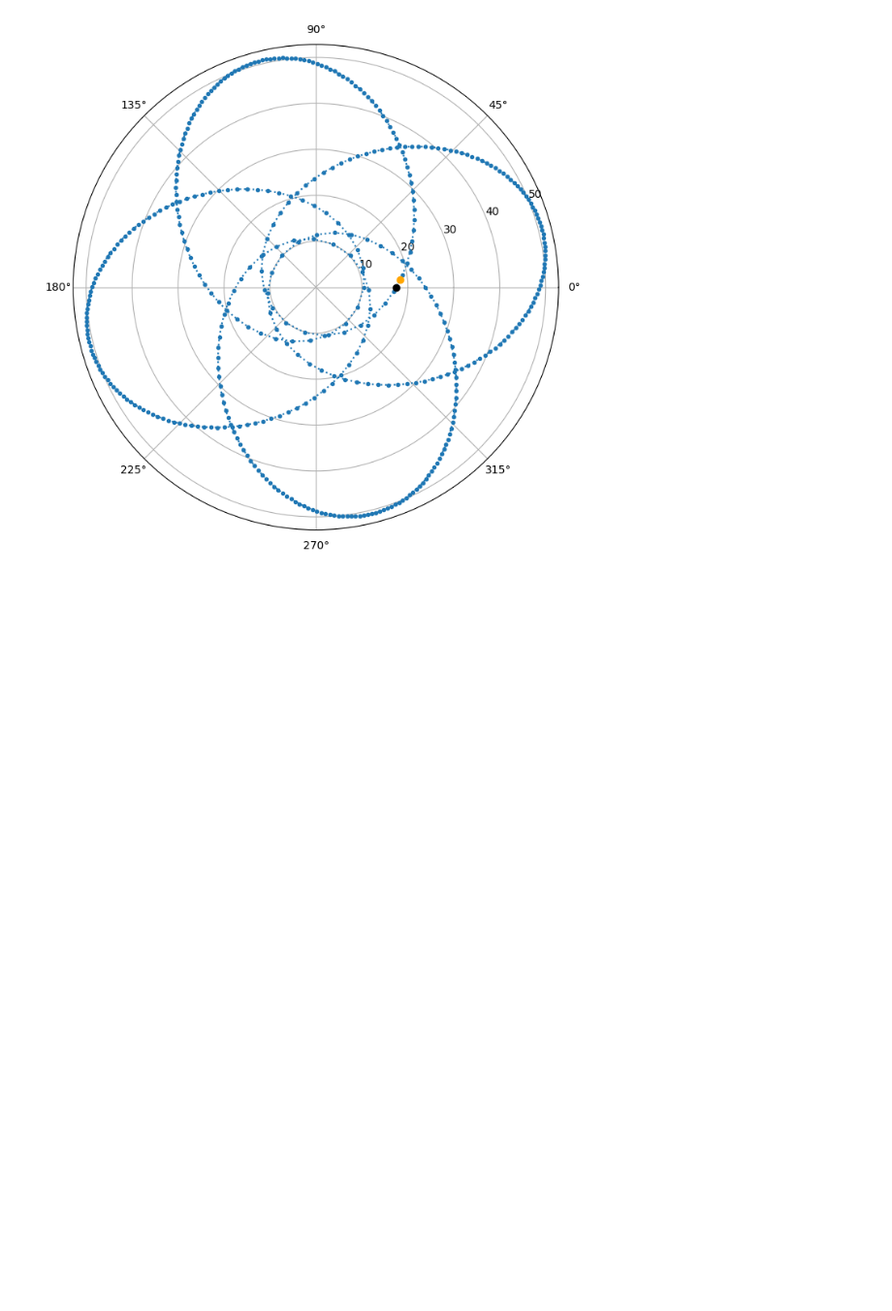
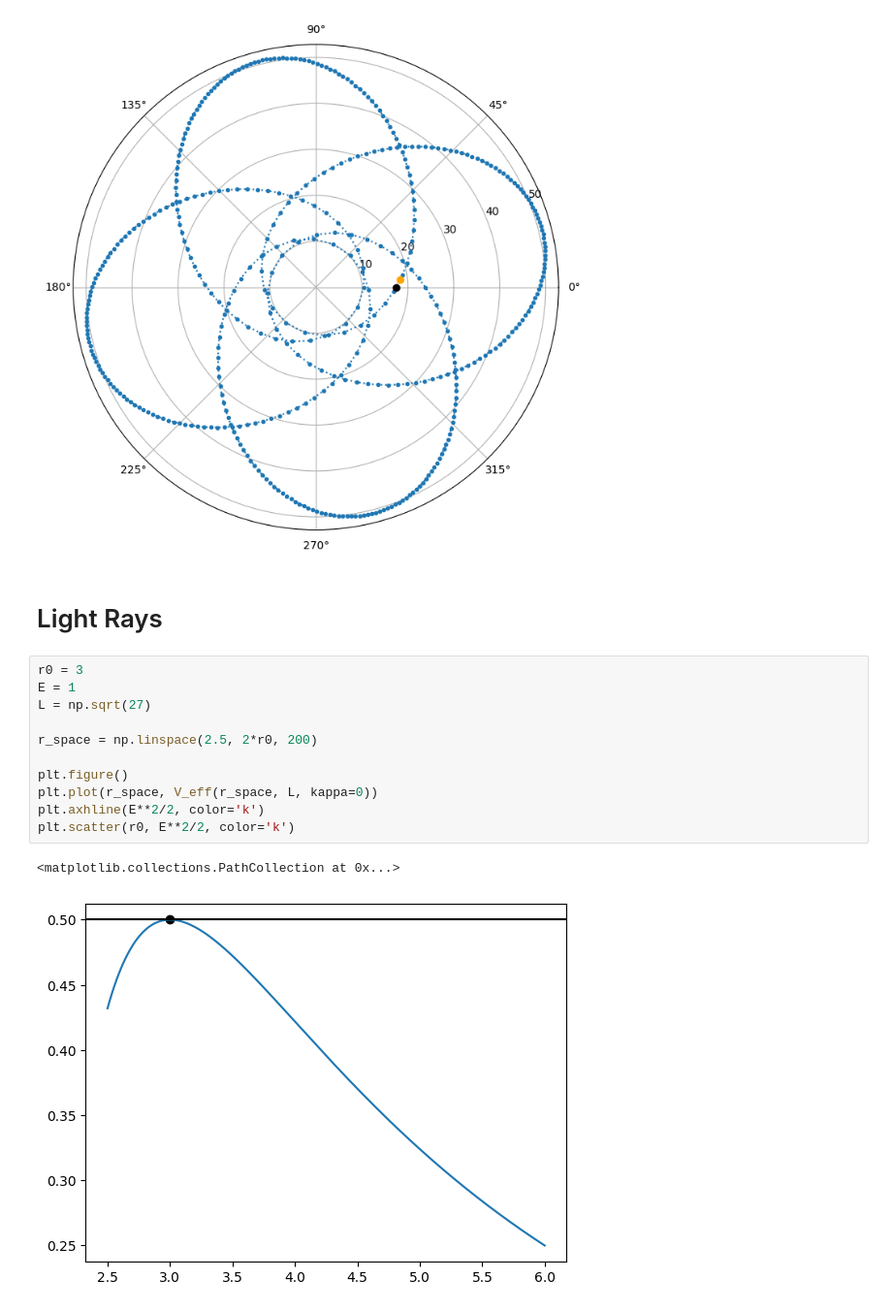
Before and after one commit to uo-phys/gr-winter25, a Jupyter notebook: notebooks/3 - Schwarzschild Geometry.ipynb, the cells around one changed output. Shown at 97% size. Saved outputs shown, nothing was run; the diff lists cells and outputs as text; blank space fills up the shorter version.

```diff
--- a/notebooks/3 - Schwarzschild Geometry.ipynb
+++ b/notebooks/3 - Schwarzschild Geometry.ipynb
@@ -126,3 +127,19 @@ plt.polar(x[-1,2], x[-1,1], marker='o', color='orange')
 # %% [output]
 [<matplotlib.lines.Line2D at 0x...>]
 [figure]
+# %% [markdown]
+# Light Rays
+# %%
+r0 = 3
+E = 1
+L = np.sqrt(27)
+
+r_space = np.linspace(2.5, 2*r0, 200)
+
+plt.figure()
+plt.plot(r_space, V_eff(r_space, L, kappa=0))
+plt.axhline(E**2/2, color='k')
+plt.scatter(r0, E**2/2, color='k')
+# %% [output]
+<matplotlib.collections.PathCollection at 0x...>
+[figure, added]
```
Also changed, not shown: parts of 6 cells of this notebook, 2 other files.
